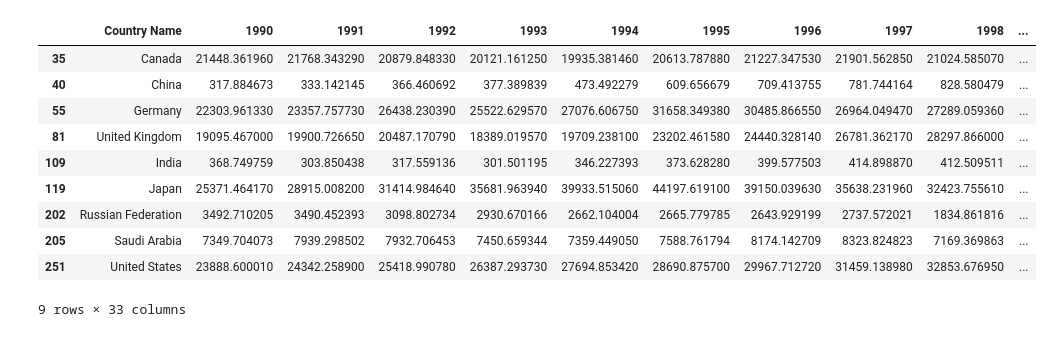
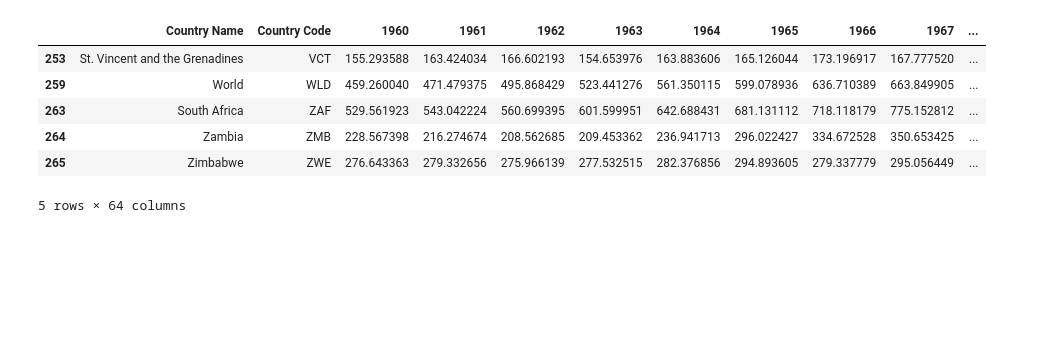
Before and after one commit to puneethegde72/Cluster-and-Fitting, a Jupyter notebook: Cluster and Fitting .ipynb, the cells around one changed output. Saved outputs shown, nothing was run; the diff lists cells and outputs as text; code cells hidden in the pictures; blank space fills up the shorter version.

```diff
--- a/Cluster and Fitting .ipynb
+++ b/Cluster and Fitting .ipynb
@@ -7,7 +8,7 @@ from sklearn.cluster import KMeans
 # %%
 """Reading manipulating file with country name
 and returning a dataframe and transpose of the dataframe as return"""
-def dataFrame(file_name, years, countries, col, value1):
+def dataFrame(file_name, col, value1):
     # Reading Data for dataframe
     df = pd.read_csv(file_name, skiprows = 4)
     # Grouping data with col value
@@ -19,33 +20,30 @@ def dataFrame(file_name, years, countries, col, value1):
     #Storing the column data in a variable
     a = df1['Country Name']
     # cropping the data from dataframe
-    df1 = df1.iloc[countries, years:]
+    df1 = df1.iloc[253:275,2:]
+    df1 = df1.drop(columns=['Indicator Name', 'Indicator Code'])
     df1.insert(loc=0, column='Country Name', value=a)
     #Dropping the NAN values from dataframe Column wise
-    df1= df1.dropna(axis = 1)
+    df1= df1.dropna(axis = 0)
     #transposing the index of the dataframe
     df2 = df1.set_index('Country Name').T
     #returning the normal dataframe and transposed dataframe
     return df1, df2
 # %%
 # years using for the data analysis
-years = 35
+#years = 35
 # countries which are using for data analysis
-countries = [35, 40, 55, 81, 109, 119, 202, 205, 251]
+#countries = [35, 40, 55, 81, 109, 119, 202, 205, 251]
 '''calling dataFrame functions for all the dataframe which will be used for visualization'''
-GDP_capita_c, GDP_capita_y = dataFrame("API_NY.GDP.PCAP.CD_DS2_en_csv_v2_4770417.csv", years,
-                                     countries, "Indicator Name", "GDP per capita (current US$)")
+GDP_capita_c, GDP_capita_y = dataFrame("API_NY.GDP.PCAP.CD_DS2_en_csv_v2_4770417.csv",
+                                       "Indicator Name", "GDP per capita (current US$)")
 GDP_capita_c
 # %% [output]
-|  | Country Name | 1990 | 1991 | 1992 | 1993 | 1994 | 1995 | 1996 | 1997 | 1998 | ... |
-| 35 | Canada | 21448.361960 | 21768.343290 | 20879.848330 | 20121.161250 | 19935.381460 | 20613.787880 | 21227.347530 | 21901.562850 | 21024.585070 | ... |
-| 40 | China | 317.884673 | 333.142145 | 366.460692 | 377.389839 | 473.492279 | 609.656679 | 709.413755 | 781.744164 | 828.580479 | ... |
-| 55 | Germany | 22303.961330 | 23357.757730 | 26438.230390 | 25522.629570 | 27076.606750 | 31658.349380 | 30485.866550 | 26964.049470 | 27289.059360 | ... |
-| 81 | United Kingdom | 19095.467000 | 19900.726650 | 20487.170790 | 18389.019570 | 19709.238100 | 23202.461580 | 24440.328140 | 26781.362170 | 28297.866000 | ... |
-| 109 | India | 368.749759 | 303.850438 | 317.559136 | 301.501195 | 346.227393 | 373.628280 | 399.577503 | 414.898870 | 412.509511 | ... |
-| 119 | Japan | 25371.464170 | 28915.008200 | 31414.984640 | 35681.963940 | 39933.515060 | 44197.619100 | 39150.039630 | 35638.231960 | 32423.755610 | ... |
-| 202 | Russian Federation | 3492.710205 | 3490.452393 | 3098.802734 | 2930.670166 | 2662.104004 | 2665.779785 | 2643.929199 | 2737.572021 | 1834.861816 | ... |
-| 205 | Saudi Arabia | 7349.704073 | 7939.298502 | 7932.706453 | 7450.659344 | 7359.449050 | 7588.761794 | 8174.142709 | 8323.824823 | 7169.369863 | ... |
-| 251 | United States | 23888.600010 | 24342.258900 | 25418.990780 | 26387.293730 | 27694.853420 | 28690.875700 | 29967.712720 | 31459.138980 | 32853.676950 | ... |
+|  | Country Name | Country Code | 1960 | 1961 | 1962 | 1963 | 1964 | 1965 | 1966 | 1967 | ... |
+| 253 | St. Vincent and the Grenadines | VCT | 155.293588 | 163.424034 | 166.602193 | 154.653976 | 163.883606 | 165.126044 | 173.196917 | 167.777520 | ... |
+| 259 | World | WLD | 459.260040 | 471.479375 | 495.868429 | 523.441276 | 561.350115 | 599.078936 | 636.710389 | 663.849905 | ... |
+| 263 | South Africa | ZAF | 529.561923 | 543.042224 | 560.699395 | 601.599951 | 642.688431 | 681.131112 | 718.118179 | 775.152812 | ... |
+| 264 | Zambia | ZMB | 228.567398 | 216.274674 | 208.562685 | 209.453362 | 236.941713 | 296.022427 | 334.672528 | 350.653425 | ... |
+| 265 | Zimbabwe | ZWE | 276.643363 | 279.332656 | 275.966139 | 277.532515 | 282.376856 | 294.893605 | 279.337779 | 295.056449 | ... |
-9 rows × 33 columns
+5 rows × 64 columns
 # %%
```
Also changed, not shown: parts of 10 cells of this notebook.
